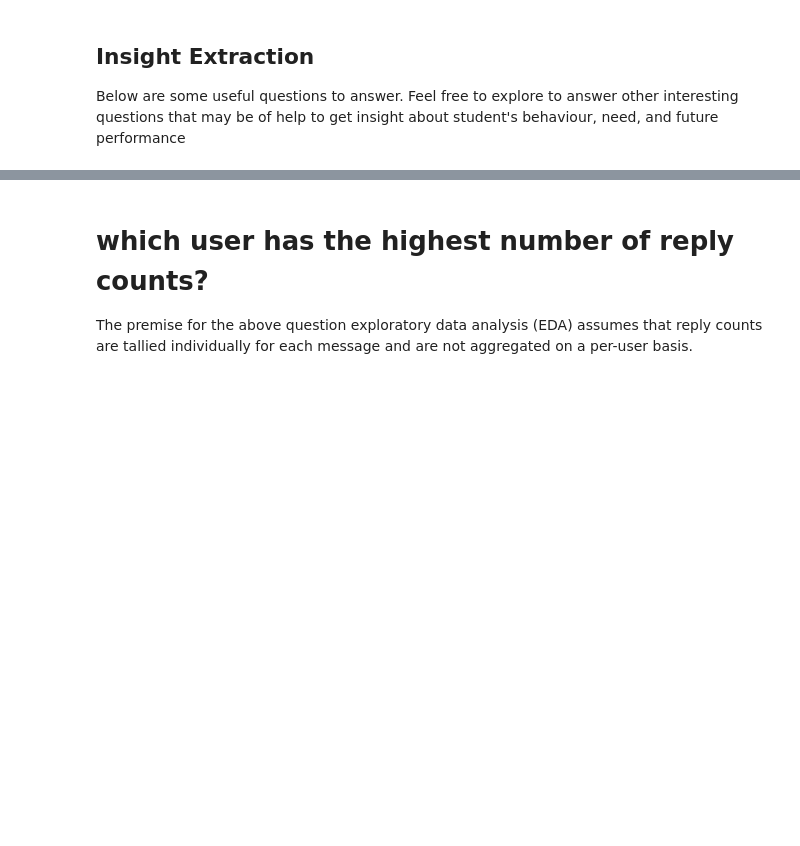
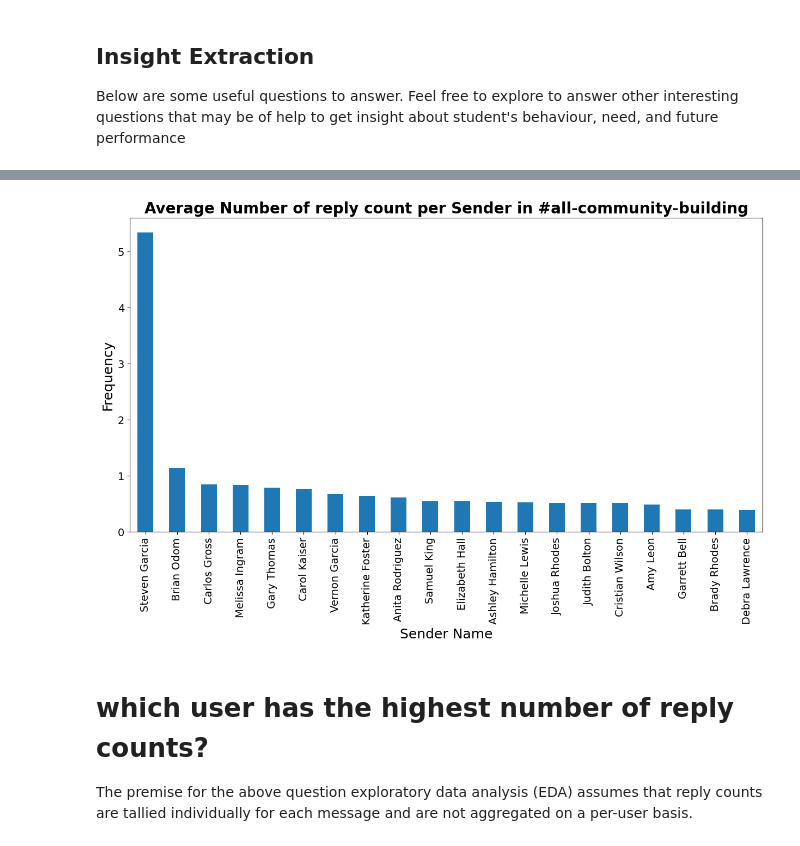
Before and after one commit to olaniSiyum/week0-starter-network-analysis, a Jupyter notebook: notebooks/parse_slack_data.ipynb, the cells around one changed output, grey strips where cells are left out. Drawn from its saved outputs; the diff is of its cells as text; code cells hidden in the pictures; blank space fills up the shorter version.

```diff
--- a/notebooks/parse_slack_data.ipynb
+++ b/notebooks/parse_slack_data.ipynb
@@ -151,3 +180,5 @@ get_top_20_user(df, channel='all-technical-support')
 # %%
 # Average number of reply count per sender
-draw_avg_reply_count(df, channel='all-technical-support')
+draw_avg_reply_count(df_community, channel='all-community-building')
+# %% [output]
+[figure, added]
```
Also changed, not shown: parts of 8 cells of this notebook.
